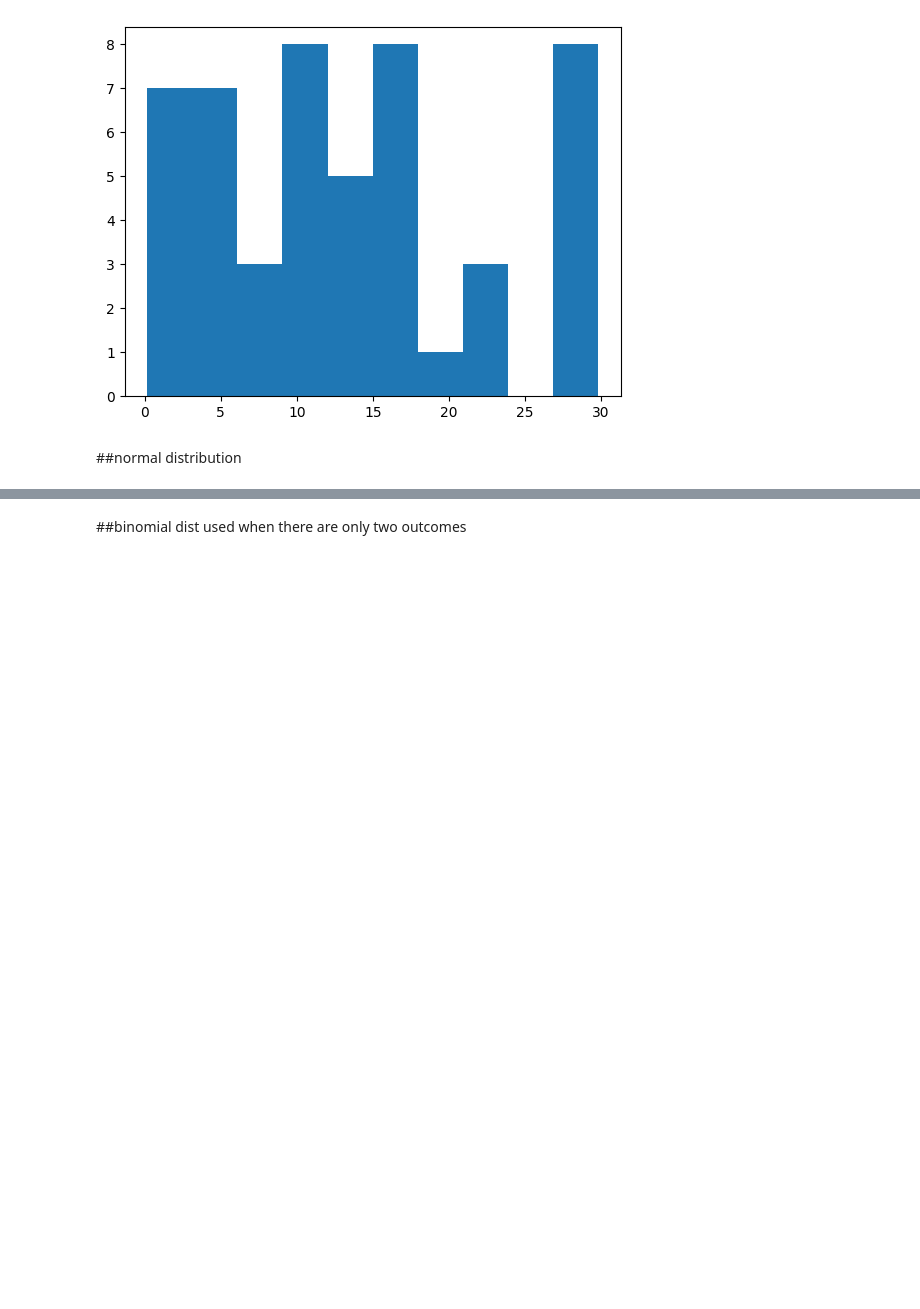
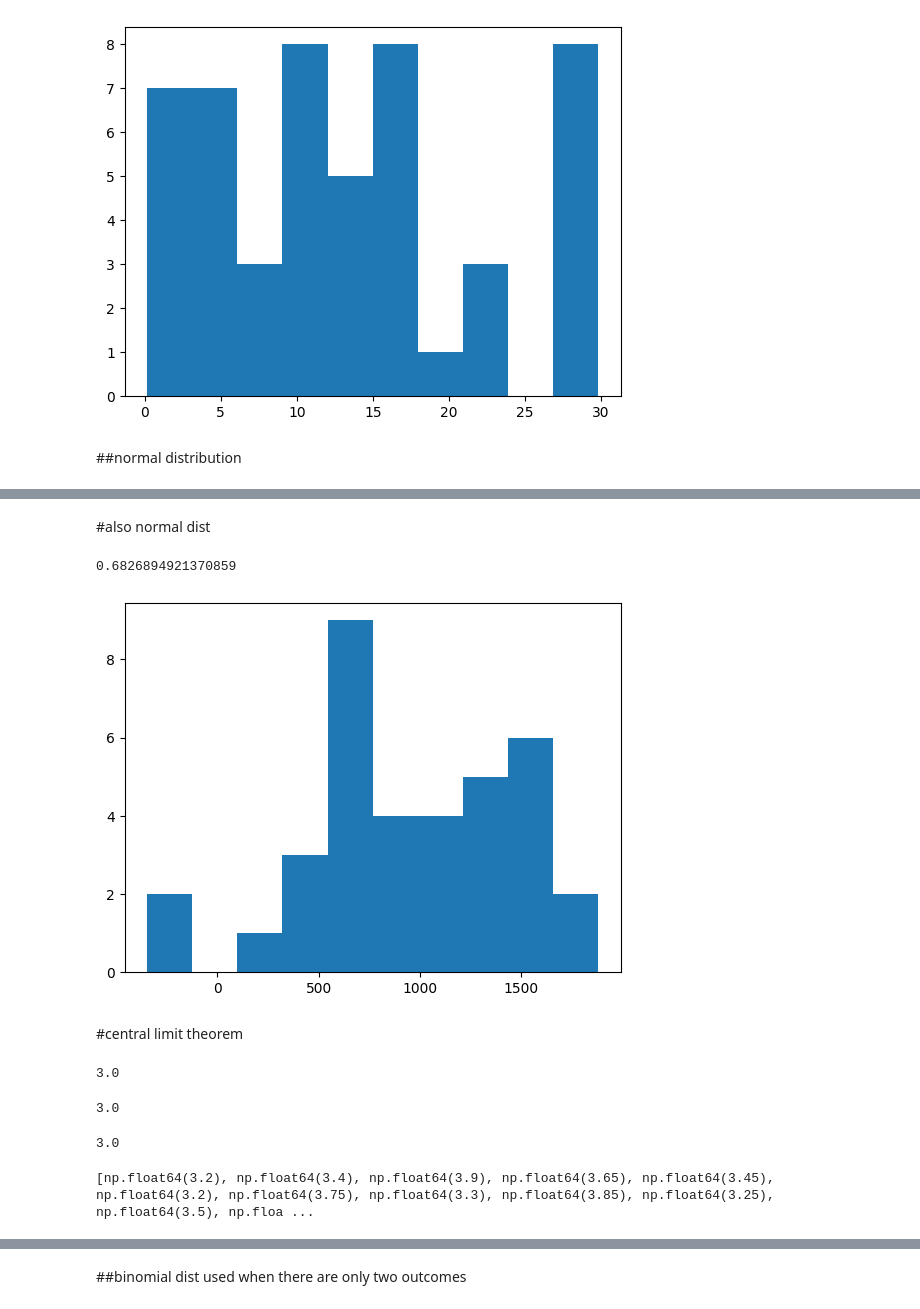
Before and after one commit to shreyasstha/data, a Jupyter notebook: numpy.ipynb, the cells around one changed output, grey strips where cells are left out. Drawn from its saved outputs; the diff is of its cells as text; code cells hidden in the pictures; blank space fills up the shorter version.

```diff
--- a/numpy.ipynb
+++ b/numpy.ipynb
@@ -372,0 +371,64 @@ plt.show()
+# %% [markdown]
+#also normal dist
+# %%
+from scipy.stats import norm
+# Probability of deal between 3000 and 7000
+prob_3000_to_7000 = norm.cdf(7000, 5000, 2000) - norm.cdf(3000, 5000, 2000)
+
+print(prob_3000_to_7000)
+# %% [output]
+0.6826894921370859
+# %%
+# Calculate new average amount
+new_mean = 5000 * 0.20
+
+# Calculate new standard deviation
+new_sd = 2000 * 0.30
+
+# Simulate 36 new sales
+new_sales = norm.rvs(new_mean, new_sd, size=36)
+
+import matplotlib.pyplot as plt
+
+# Create histogram and show
+plt.hist(new_sales)
+plt.show()
+# %% [output]
+[figure, added]
+# %% [markdown]
+#central limit theorem
+# %%
+import pandas as pd
+import numpy as np
+#df = pd.read_csv("/content/LungDisease.csv")
+die = pd.Series([1,2,3,4,5,6])
+
+# Set seed to 104 =>  print same result every time
+np.random.seed(104)
+
+samp_5 = die.sample(5, replace=True)
+print(np.mean(samp_5))
+# %% [output]
+3.0
+# %%
+print(np.mean(samp_5))
+# %% [output]
+3.0
+# %%
+print(np.mean(samp_5))
+# %% [output]
+3.0
+# %%
+sample_means = []
+# Loop 100 times
+for i in range(100):
+  # Take sample of 20 num_users
+  samp_20 = die.sample(20, replace=True)
+  # Calculate mean of samp_20
+  samp_20_mean = np.mean(samp_20)
+  # Append samp_20_mean to sample_means
+  sample_means.append(samp_20_mean)
+
+print(sample_means)
+# %% [output]
+[np.float64(3.2), np.float64(3.4), np.float64(3.9), np.float64(3.65), np.float64(3.45), np.float64(3.2), np.float64(3.75), np.float64(3.3), np.float64(3.85), np.float64(3.25), np.float64(3.5), np.floa ...
```
Also changed, not shown: parts of 15 cells of this notebook.
